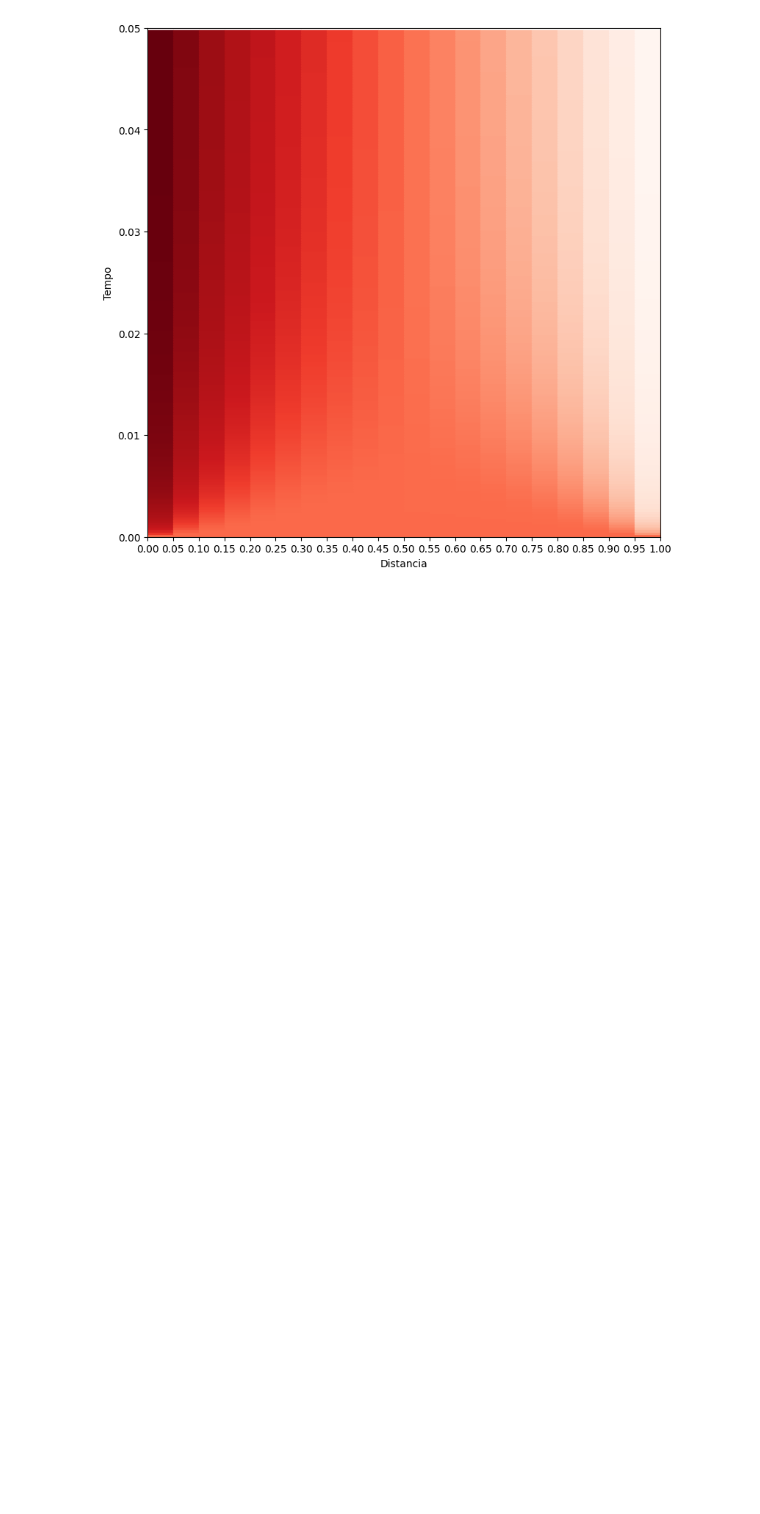
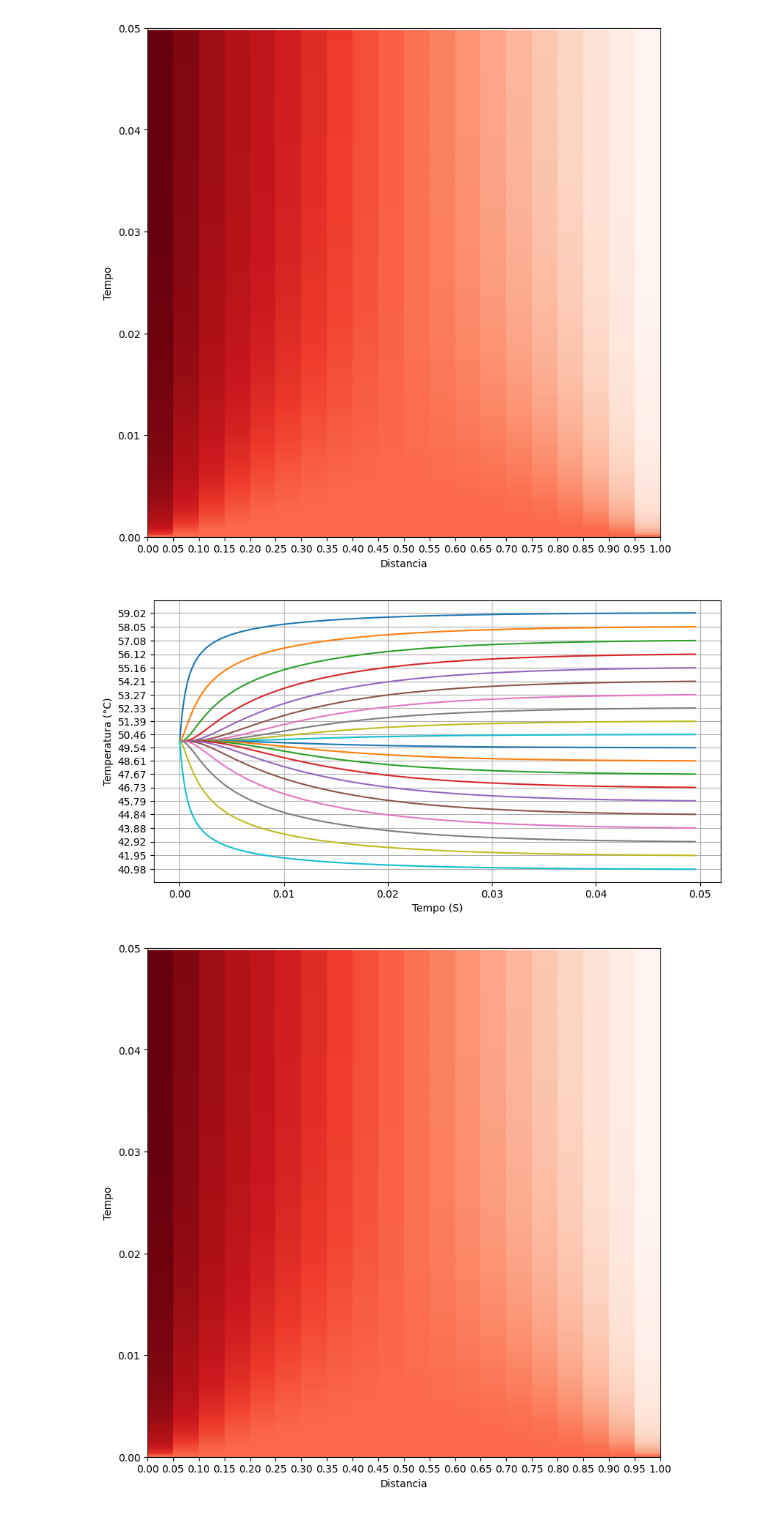
Before and after one commit to AlisonTristao/calculo_numeric, a Jupyter notebook: trabalho_2/atividade_2/main.ipynb, the cells around one changed output. Saved outputs shown, nothing was run; the diff lists cells and outputs as text; code cells hidden in the pictures; blank space fills up the shorter version.

```diff
--- a/trabalho_2/atividade_2/main.ipynb
+++ b/trabalho_2/atividade_2/main.ipynb
@@ -124,7 +136,7 @@ time_simulation = 0.05
 step = min_step
 if time_simulation/min_step > 1000:
     print("Quantidade maxima de steps excedidas!")
-    step = 0.05/1000
+    step = time_simulation/1000
 
 print("Passo de tempo escolhido:", step)
 # %% [output]
@@ -146,5 +158,6 @@ def plot_line(array_data, step):
 # %%
-result = solver(np.full(N, t0, dtype=float), time_simulation, step, euler_step)
+result_euler = solver(np.full(N, t0, dtype=float), time_simulation, step, euler_step)
+result_runge = solver(np.full(N, t0, dtype=float), time_simulation, step, runge_kutta_step)
 # %%
 def plot_grid(array_data, step):
     # Dados
@@ -182,3 +195,9 @@ plot_grid(result, step)
 # %% [output]
 [figure]
 [figure]
+# %%
+plot_line(result_runge, step)
+plot_grid(result_runge, step)
+# %% [output]
+[figure, added]
+[figure, added]
```
Also changed, not shown: parts of 10 cells of this notebook.
